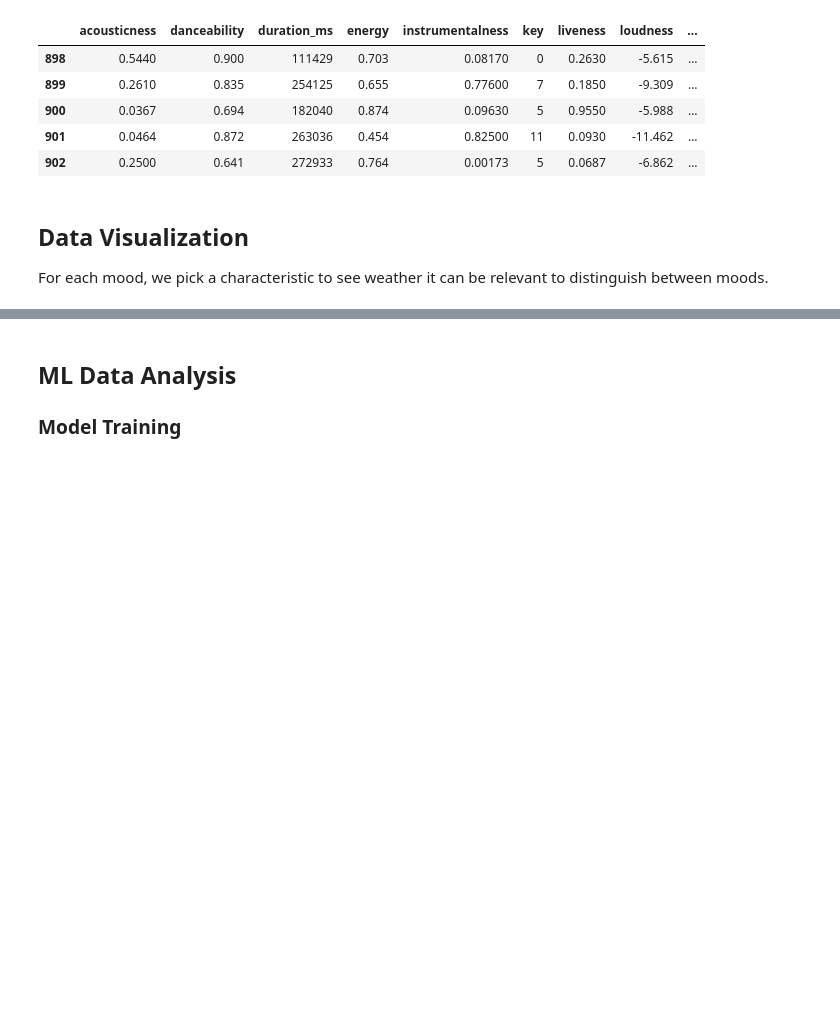
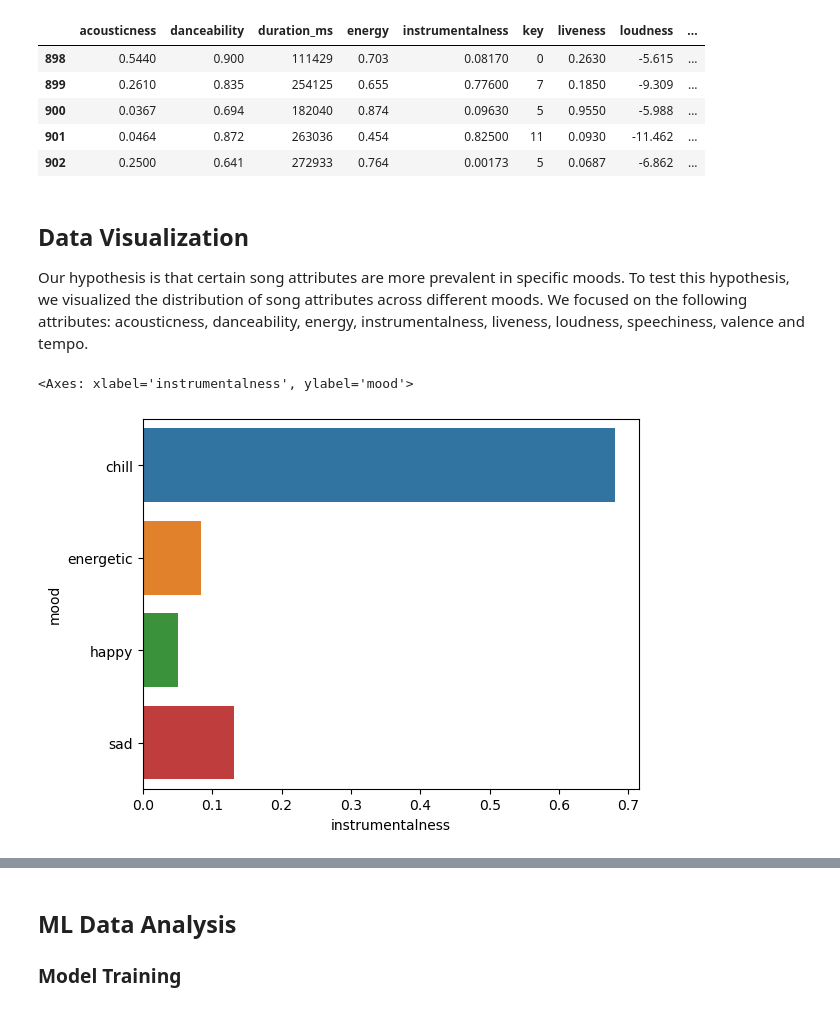
Before and after one commit to cs418-fa24/project-check-in-team-11, a Jupyter notebook: progress_report.ipynb, the cells around one changed output, grey strips where cells are left out. Saved outputs shown, nothing was run; the diff lists cells and outputs as text; code cells hidden in the pictures; blank space fills up the shorter version.

```diff
--- a/progress_report.ipynb
+++ b/progress_report.ipynb
@@ -394,6 +395,13 @@ energetic_df.describe()
 | 902 | 0.2500 | 0.641 | 272933 | 0.764 | 0.00173 | 5 | 0.0687 | -6.862 | ... |
 # %% [markdown]
 ## Data Visualization
-For each mood, we pick a characteristic to see weather it can be relevant to distinguish between moods.
+Our hypothesis is that certain song attributes are more prevalent in specific moods. To test this hypothesis, we visualized the distribution of song attributes across different moods. We focused on the following attributes: acousticness, danceability, energy, instrumentalness, liveness, loudness, speechiness, valence and tempo.
 # %%
-# create assumptions and histograms for features for each mood
+import seaborn as sns
+
+moods_mean_df = moods_df.groupby('mood').mean()
+
+sns.barplot(moods_mean_df, x="instrumentalness", y="mood", hue="mood", legend=False)
+# %% [output]
+<Axes: xlabel='instrumentalness', ylabel='mood'>
+[figure, added]
```
Also changed, not shown: parts of 15 cells of this notebook.
